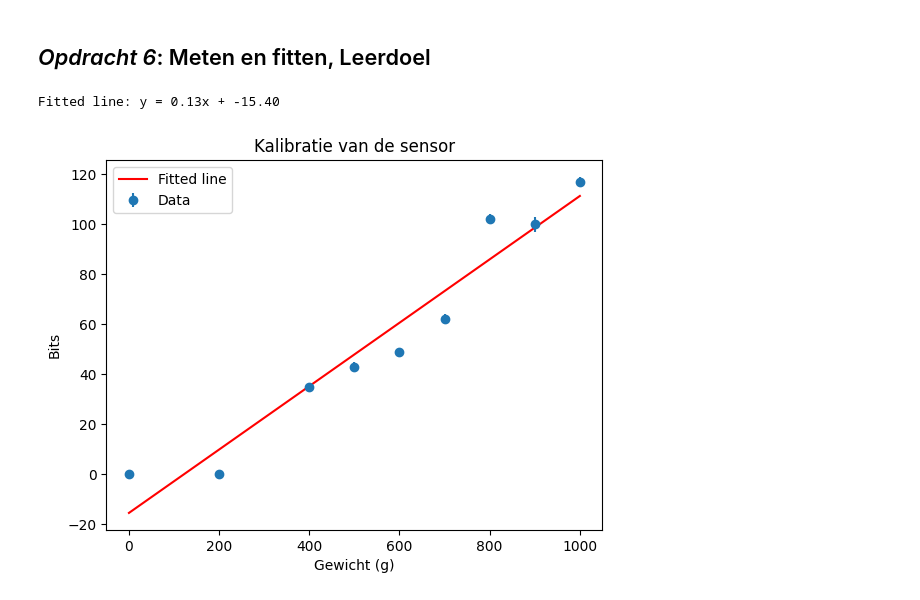
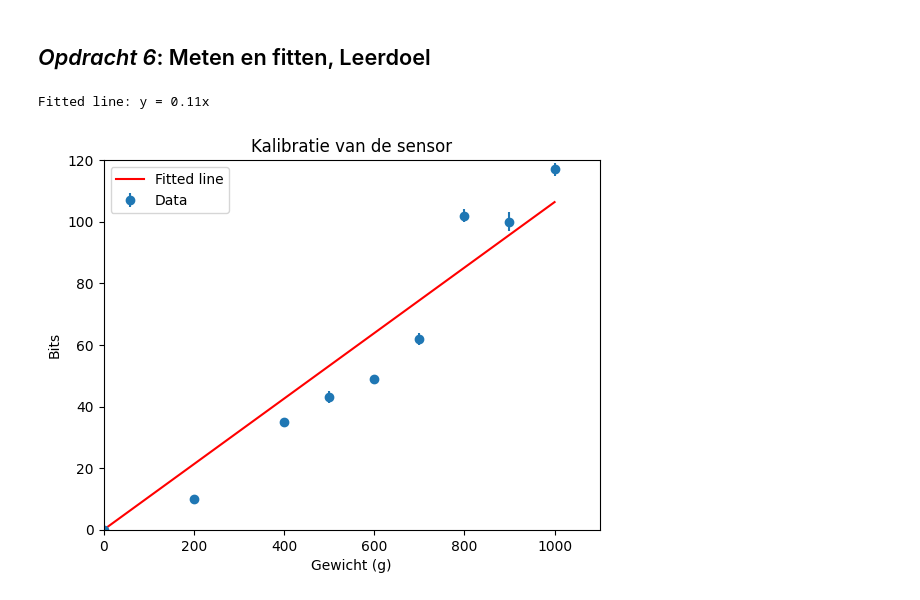
Before and after one commit to Tpalders/opdrachten-DEF-D, a Jupyter notebook: FysiekeOntwerpopdrachten/1KalibreerEenSensorDigitaalAnaloog/DEFOntwerpopdracht1KalibreerEenSensorInvulTemplate.ipynb, the cells around one changed output. Cells and saved outputs as stored; diff of their text form; code cells hidden in the pictures.

```diff
--- a/FysiekeOntwerpopdrachten/1KalibreerEenSensorDigitaalAnaloog/DEFOntwerpopdracht1KalibreerEenSensorInvulTemplate.ipynb
+++ b/FysiekeOntwerpopdrachten/1KalibreerEenSensorDigitaalAnaloog/DEFOntwerpopdracht1KalibreerEenSensorInvulTemplate.ipynb
@@ -111,12 +111,13 @@ import numpy as np
 
 #curve_fit gebruiken om een lijn te fitten
 from scipy.optimize import curve_fit
-def line(x, a, b):
-    return a * x + b
+def line(x, a):
+    return a * x
 
 popt, pcov = curve_fit(line, gewichten, bits)
-a, b = popt
-print(f'Fitted line: y = {a:.2f}x + {b:.2f}')
+a = popt[0]
+print(f'Fitted line: y = {a:.2f}x')
+
 
 # Plot de data
 plt.errorbar(gewichten, bits, yerr=bit_err, fmt='o', label='Data')
@@ -125,6 +126,8 @@ x_fit = np.linspace(min(gewichten), max(gewichten), 100)
 y_fit = line(x_fit, *popt)
 plt.plot(x_fit, y_fit, label='Fitted line', color='red')
 plt.xlabel('Gewicht (g)')
+plt.ylim(0, 120)
+plt.xlim(0, 1100)
 plt.ylabel('Bits')
 plt.title('Kalibratie van de sensor')
 plt.legend()
@@ -185,35 +197,38 @@ Groep 24 heeft gekozen voor de krachtsensor.
 # %%
 # Zet hier jouw data in een voor jou handig formaat
 gewichten = (0, 200, 400, 600, 800, 1000, 500, 700, 900) #g
-bits = (0, 0, 35, 49, 102, 117, 43, 62, 100) #bits
-bit_err = (0, 0, 1, 1, 2, 2, 2, 2, 3) #bits
+bits = (0, 10, 35, 49, 102, 117, 43, 62, 100) #bits
+bit_err = (0, 1, 1, 1, 2, 2, 2, 2, 3) #bits
 # %%
 # Plot hier de meting en fit een lijn door de metingen.
 # Maak gebruik van wat je geleerd hebt bij het practicum.
 %matplotlib inline
 import matplotlib.pyplot as plt
 import numpy as np
 
 #curve_fit gebruiken om een lijn te fitten
 from scipy.optimize import curve_fit
-def line(x, a, b):
-    return a * x + b
+def line(x, a):
+    return a * x
 
 popt, pcov = curve_fit(line, gewichten, bits)
-a, b = popt
-print(f'Fitted line: y = {a:.2f}x + {b:.2f}')
+a = popt[0]
+print(f'Fitted line: y = {a:.2f}x')
+
 
 # Plot de data
 plt.errorbar(gewichten, bits, yerr=bit_err, fmt='o', label='Data')
 # Plot de fitted line
 x_fit = np.linspace(min(gewichten), max(gewichten), 100)
 y_fit = line(x_fit, *popt)
 plt.plot(x_fit, y_fit, label='Fitted line', color='red')
 plt.xlabel('Gewicht (g)')
+plt.ylim(0, 120)
+plt.xlim(0, 1100)
 plt.ylabel('Bits')
 plt.title('Kalibratie van de sensor')
 plt.legend()
 plt.show()
 # %% [output]
-Fitted line: y = 0.13x + -15.40
+Fitted line: y = 0.11x
-[figure, old version]
+[figure, new version]
```
Also changed, not shown: parts of 4 cells of this notebook.
